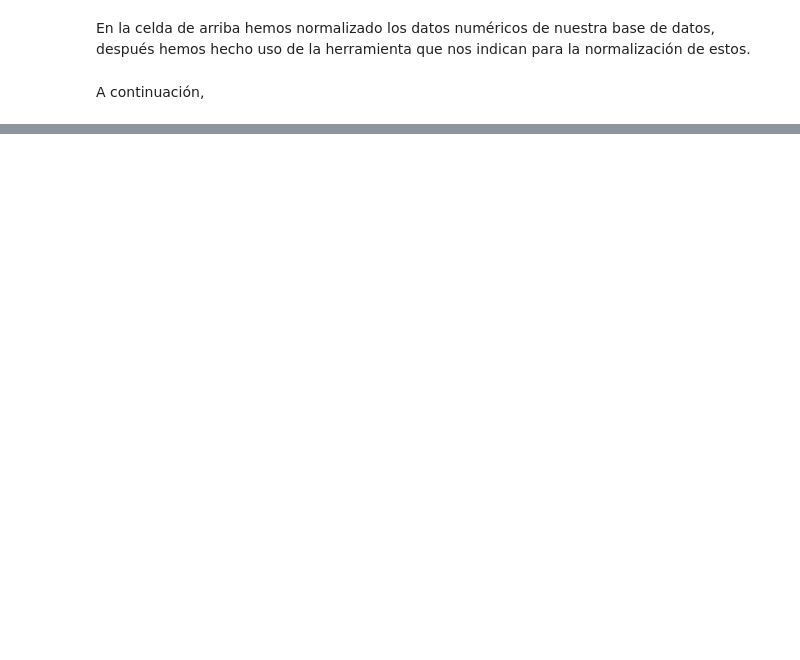
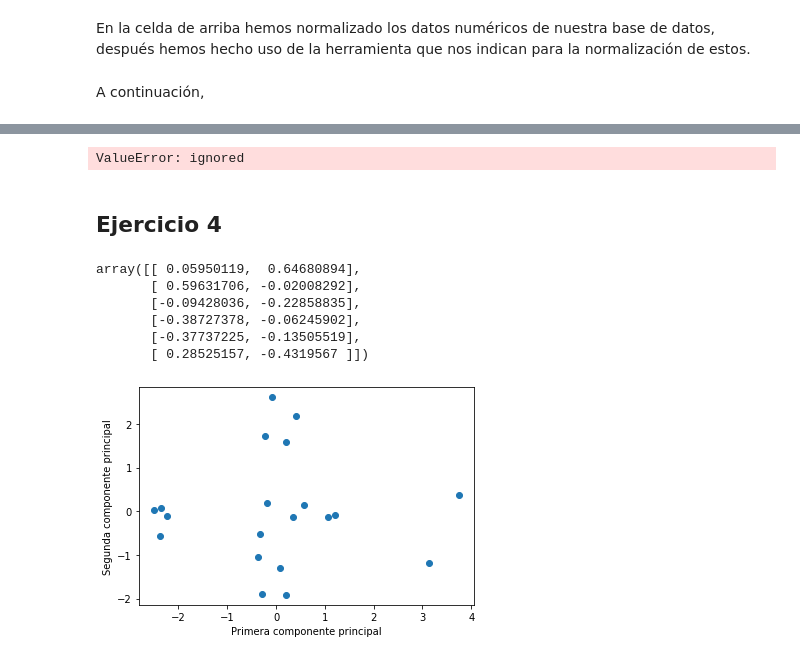
Before and after one commit to amayasarasacolina/MineriaL1P1, a Jupyter notebook: L1P3.ipynb, the cells around one changed output, grey strips where cells are left out. Drawn from its saved outputs; the diff is of its cells as text; code cells hidden in the pictures; blank space fills up the shorter version.

```diff
--- a/L1P3.ipynb
+++ b/L1P3.ipynb
@@ -148,0 +366,34 @@ df2.head()
+# %%
+c1=c1.reshape(20,1)
+c2=c2.reshape(20,1)
+df3 = pd.DataFrame([c1,c2])
+# %% [output]
+ValueError: ignored
+# %% [markdown]
+## Ejercicio 4
+# %%
+rxy
+# %% [output]
+array([[ 0.05950119,  0.64680894],
+       [ 0.59631706, -0.02008292],
+       [-0.09428036, -0.22858835],
+       [-0.38727378, -0.06245902],
+       [-0.37737225, -0.13505519],
+       [ 0.28525157, -0.4319567 ]])
+# %%
+from sklearn.decomposition import PCA
+pca = PCA(n_components=2)
+componentes_principales = pca.fit_transform(df_norm)
+
+# crea un diagrama de dispersión de 2 dimensiones
+fig, ax = plt.subplots()
+ax.scatter(componentes_principales[:, 0], componentes_principales[:, 1])
+
+# agrega etiquetas a los ejes
+ax.set_xlabel('Primera componente principal')
+ax.set_ylabel('Segunda componente principal')
+
+# muestra el diagrama de dispersión
+plt.show()
+# %% [output]
+[figure, added]
```
Also changed, not shown: parts of 35 cells of this notebook.
